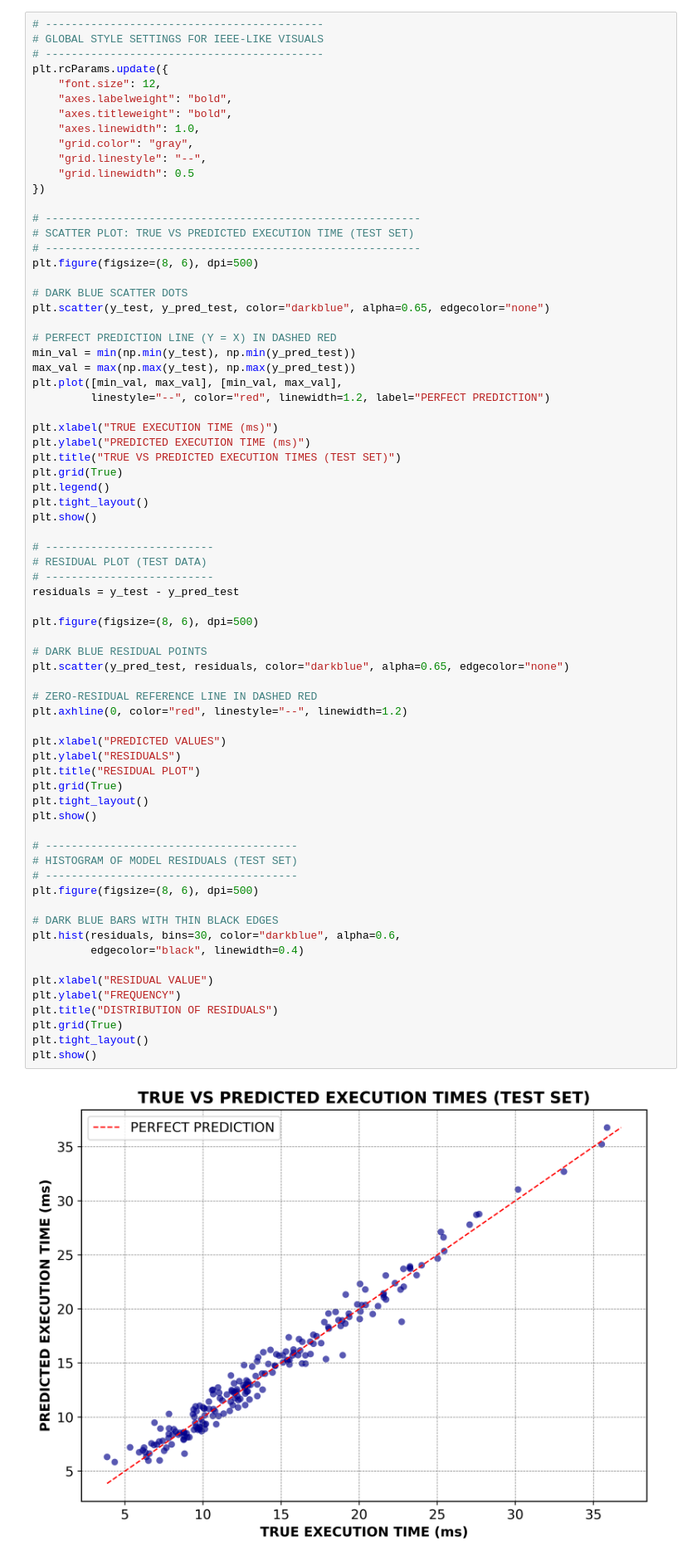
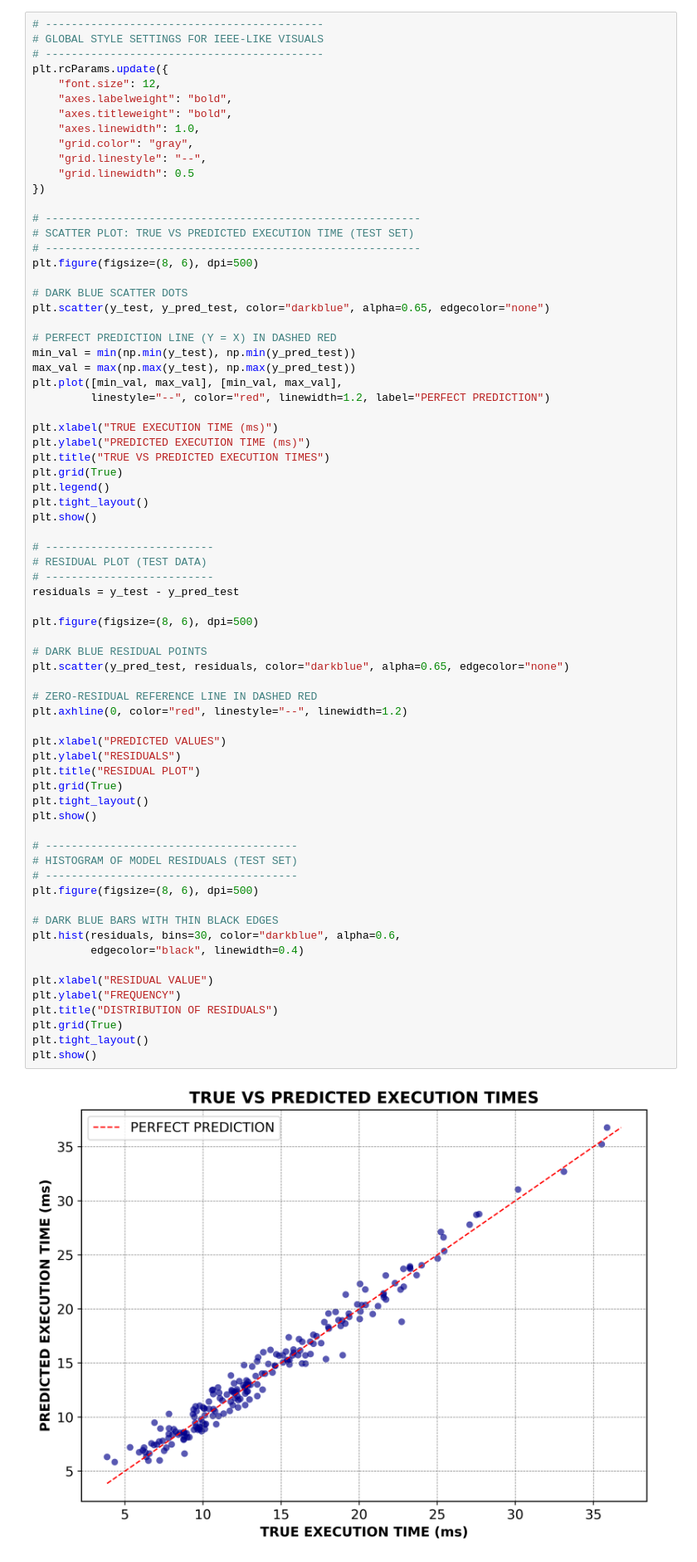
Before and after one commit to DaRkSouL36/SML-OA, a Jupyter notebook: ILLUSTRATION.ipynb, the cells around one changed output. Shown at 83% size. Drawn from its saved outputs; the diff is of its cells as text.

```diff
--- a/ILLUSTRATION.ipynb
+++ b/ILLUSTRATION.ipynb
@@ -214,7 +214,7 @@ plt.plot([min_val, max_val], [min_val, max_val],
 
 plt.xlabel("TRUE EXECUTION TIME (ms)")
 plt.ylabel("PREDICTED EXECUTION TIME (ms)")
-plt.title("TRUE VS PREDICTED EXECUTION TIMES (TEST SET)")
+plt.title("TRUE VS PREDICTED EXECUTION TIMES")
 plt.grid(True)
 plt.legend()
 plt.tight_layout()
@@ -229,34 +229,34 @@ plt.figure(figsize=(8, 6), dpi=500)
 
 # DARK BLUE RESIDUAL POINTS
 plt.scatter(y_pred_test, residuals, color="darkblue", alpha=0.65, edgecolor="none")
 
 # ZERO-RESIDUAL REFERENCE LINE IN DASHED RED
 plt.axhline(0, color="red", linestyle="--", linewidth=1.2)
 
 plt.xlabel("PREDICTED VALUES")
 plt.ylabel("RESIDUALS")
 plt.title("RESIDUAL PLOT")
 plt.grid(True)
 plt.tight_layout()
 plt.show()
 
 # ---------------------------------------
 # HISTOGRAM OF MODEL RESIDUALS (TEST SET)
 # ---------------------------------------
 plt.figure(figsize=(8, 6), dpi=500)
 
 # DARK BLUE BARS WITH THIN BLACK EDGES
 plt.hist(residuals, bins=30, color="darkblue", alpha=0.6,
          edgecolor="black", linewidth=0.4)
 
 plt.xlabel("RESIDUAL VALUE")
 plt.ylabel("FREQUENCY")
 plt.title("DISTRIBUTION OF RESIDUALS")
 plt.grid(True)
 plt.tight_layout()
 plt.show()
 # %% [output]
-[figure, old version]
+[figure, new version]
 [figure]
 [figure]
 # %% [markdown]
```
Also changed, not shown: parts of 4 cells of this notebook.
